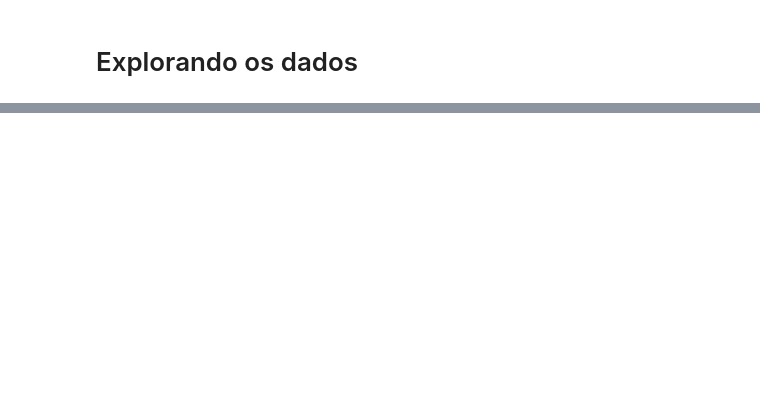
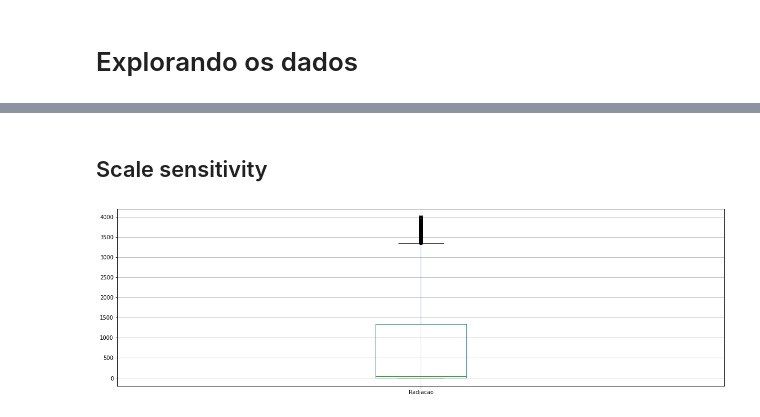
Before and after one commit to thamirisbrandao/rain-prediction-machine, a Jupyter notebook: notebooks/victor_exp_2.ipynb, the cells around one changed output, grey strips where cells are left out. Saved outputs shown, nothing was run; the diff lists cells and outputs as text; code cells hidden in the pictures; blank space fills up the shorter version.

```diff
--- a/notebooks/victor_exp_2.ipynb
+++ b/notebooks/victor_exp_2.ipynb
@@ -116,0 +134,6 @@ imputer.fit_transform(df2[['Rajada.vento', 'Vel.vento', 'Dir.vento']])
+# %% [markdown]
+## Scale sensitivity
+# %%
+df2[['Radiacao']].boxplot(figsize=(20,6));
+# %% [output]
+[figure, added]
```
Also changed, not shown: parts of 48 cells of this notebook, 1 other file.
